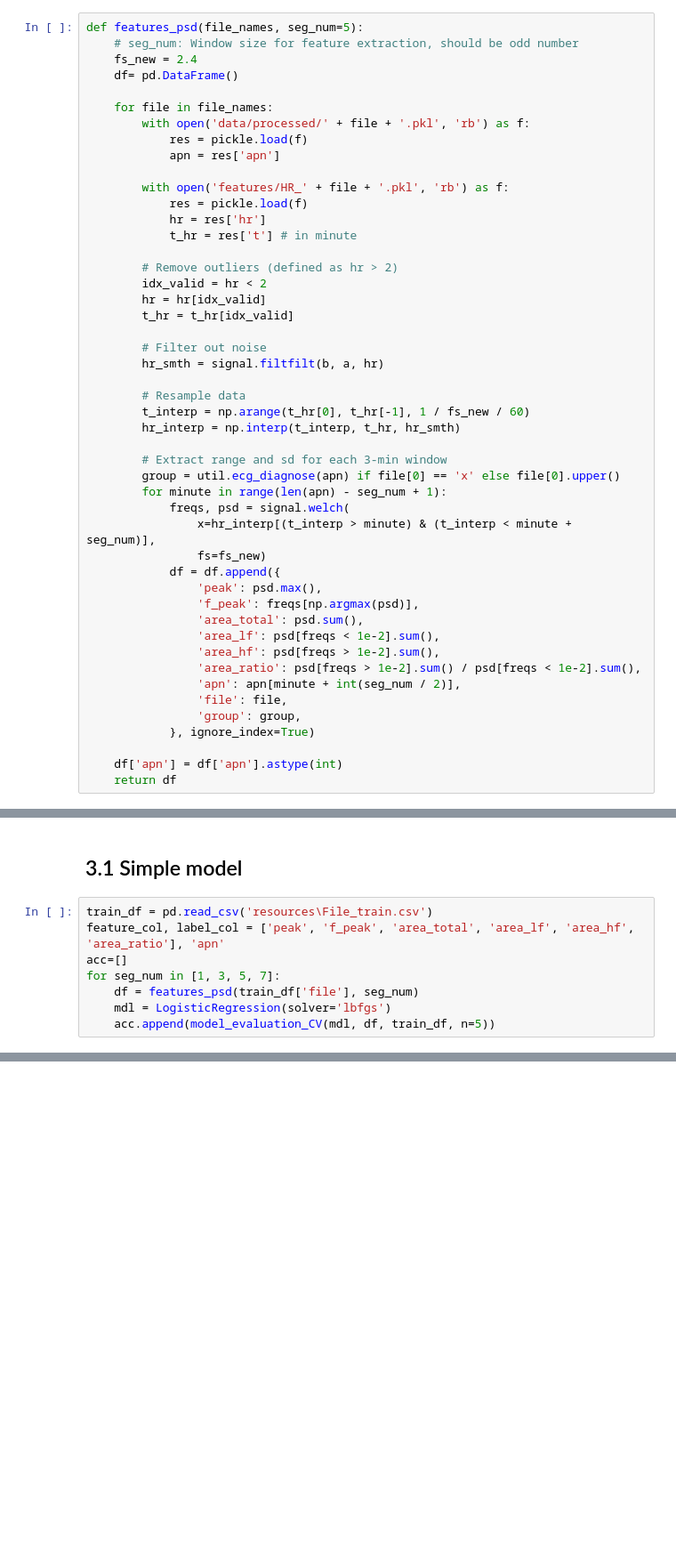
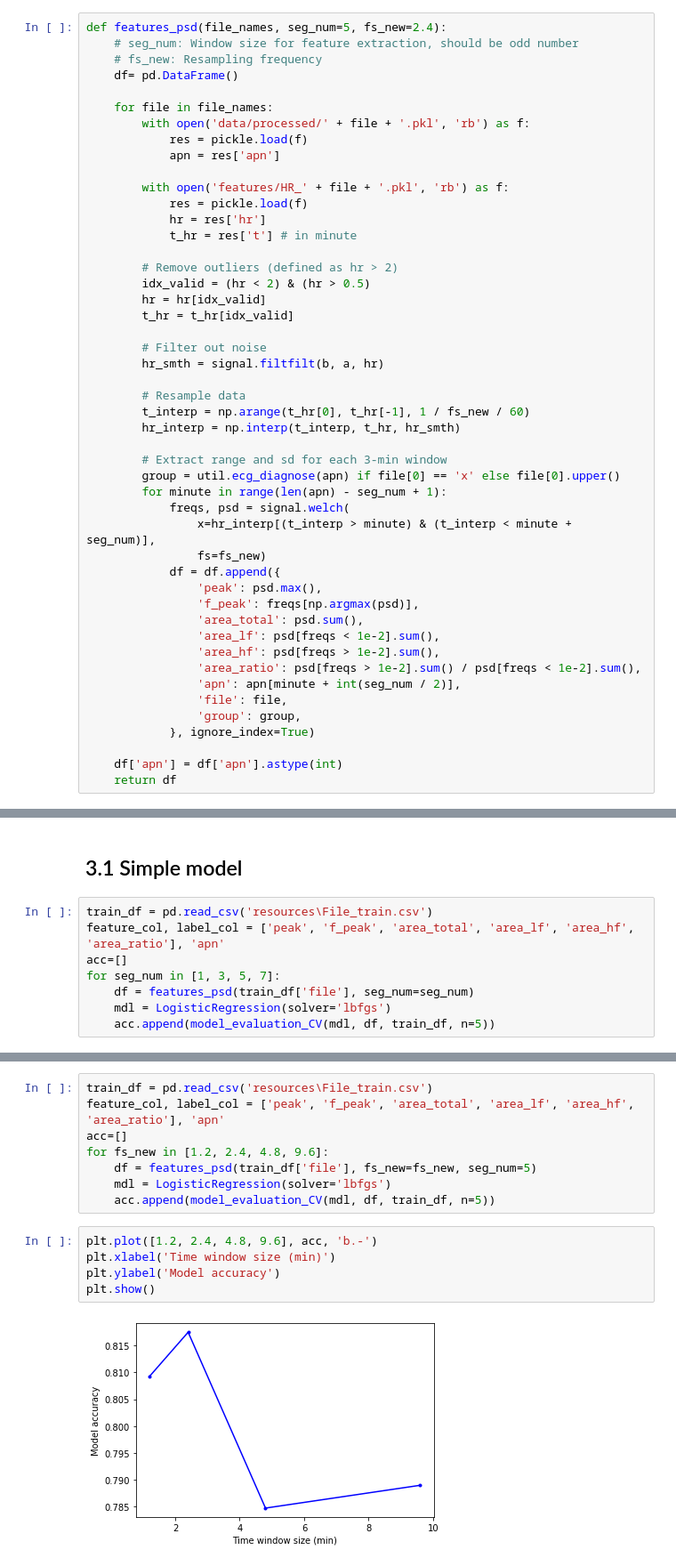
Before and after one commit to ChiQiao/Apnea-ECG, a Jupyter notebook: 2_Data_explore.ipynb, the cells around one changed output, grey strips where cells are left out. Shown at 89% size. Cells and saved outputs as stored; diff of their text form; blank space fills up the shorter version.

```diff
--- a/Data_explore.ipynb
+++ b/2_Data_explore.ipynb
@@ -293,7 +324,7 @@ freqs[np.argmax(pos_mean)]
 # %%
-def features_psd(file_names, seg_num=5):
+def features_psd(file_names, seg_num=5, fs_new=2.4):
     # seg_num: Window size for feature extraction, should be odd number
-    fs_new = 2.4
+    # fs_new: Resampling frequency
     df= pd.DataFrame()
 
     for file in file_names:
@@ -307,7 +338,7 @@ def features_psd(file_names, seg_num=5):
             t_hr = res['t'] # in minute
 
         # Remove outliers (defined as hr > 2)
-        idx_valid = hr < 2
+        idx_valid = (hr < 2) & (hr > 0.5)
         hr = hr[idx_valid]
         t_hr = t_hr[idx_valid]
 
@@ -362,7 +393,7 @@ train_df = pd.read_csv('resources\File_train.csv')
 feature_col, label_col = ['peak', 'f_peak', 'area_total', 'area_lf', 'area_hf', 'area_ratio'], 'apn'
 acc=[]
 for seg_num in [1, 3, 5, 7]:
-    df = features_psd(train_df['file'], seg_num)
+    df = features_psd(train_df['file'], seg_num=seg_num)
     mdl = LogisticRegression(solver='lbfgs')
     acc.append(model_evaluation_CV(mdl, df, train_df, n=5))
 # %% [output]
@@ -397,0 +423,15 @@ plt.plot(t_new, data_new, 'r.-')
+# %%
+train_df = pd.read_csv('resources\File_train.csv')
+feature_col, label_col = ['peak', 'f_peak', 'area_total', 'area_lf', 'area_hf', 'area_ratio'], 'apn'
+acc=[]
+for fs_new in [1.2, 2.4, 4.8, 9.6]:
+    df = features_psd(train_df['file'], fs_new=fs_new, seg_num=5)
+    mdl = LogisticRegression(solver='lbfgs')
+    acc.append(model_evaluation_CV(mdl, df, train_df, n=5))
+# %%
+plt.plot([1.2, 2.4, 4.8, 9.6], acc, 'b.-')
+plt.xlabel('Time window size (min)')
+plt.ylabel('Model accuracy')
+plt.show()
+# %% [output]
+[figure, added]
```
Also changed, not shown: parts of 19 cells of this notebook, 7 other files.
